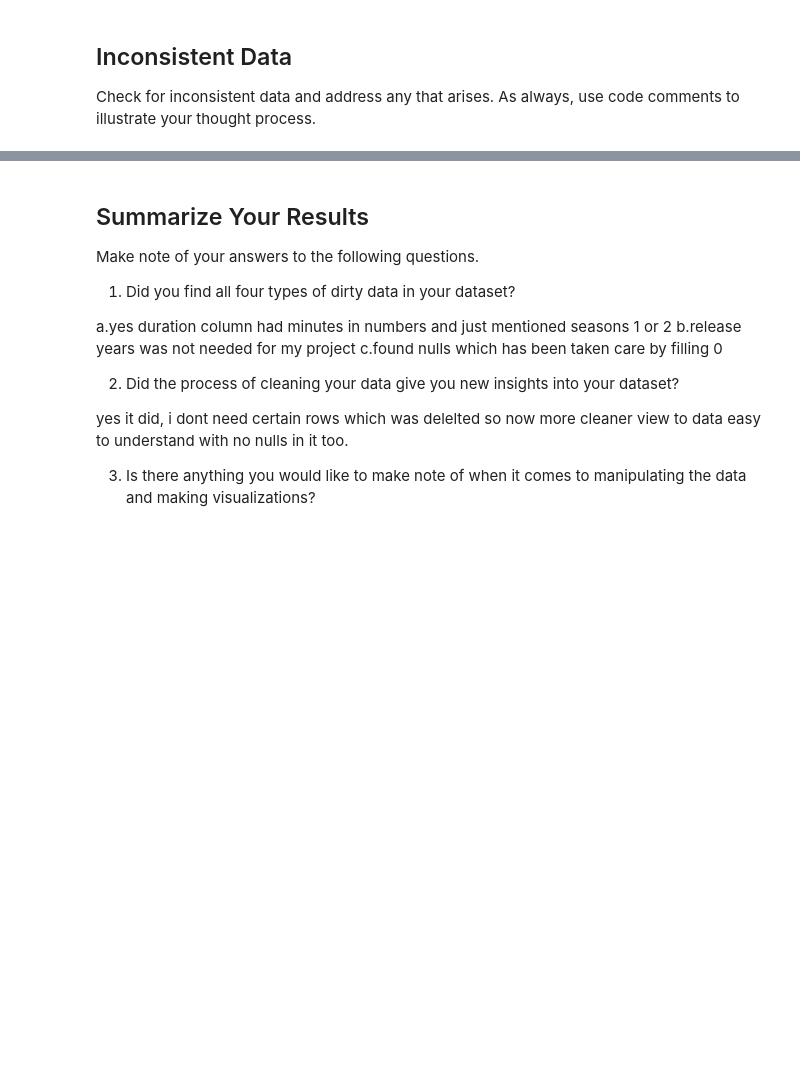
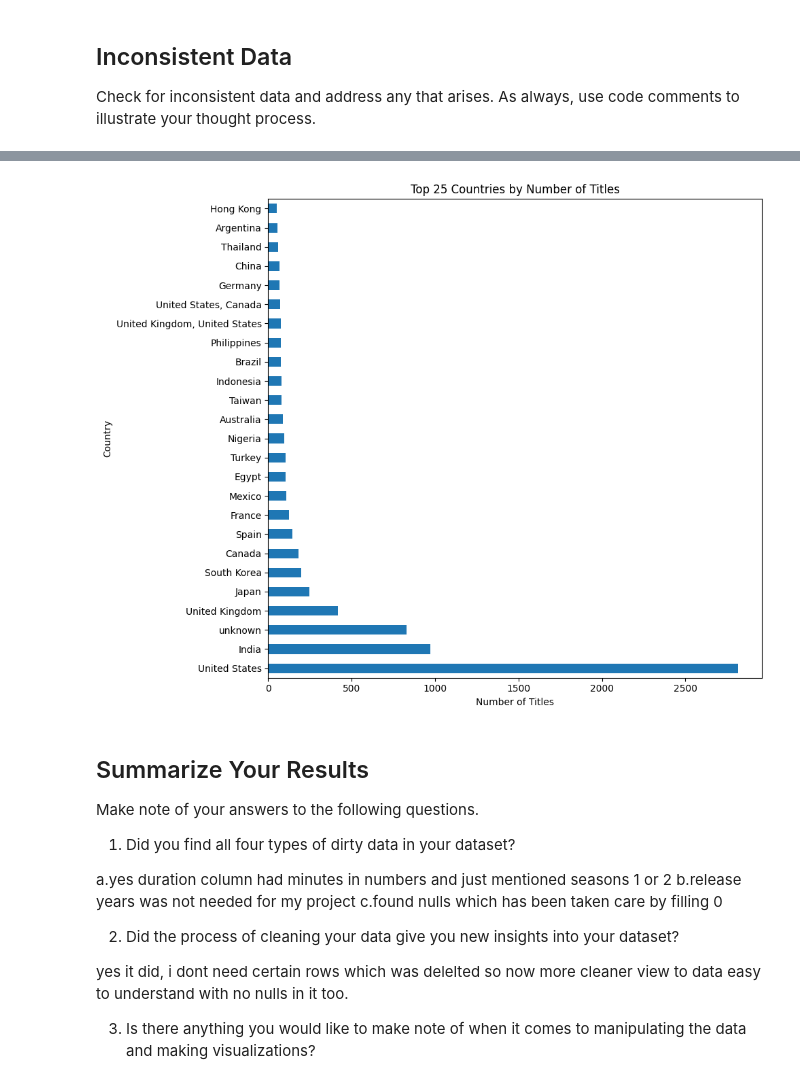
Before and after one commit to shikhapatil786/cleaning-data-checkpoint, a Jupyter notebook: checkpoint-three.ipynb, the cells around one changed output, grey strips where cells are left out. Drawn from its saved outputs; the diff is of its cells as text; code cells hidden in the pictures; blank space fills up the shorter version.

```diff
--- a/checkpoint-three.ipynb
+++ b/checkpoint-three.ipynb
@@ -313,0 +386,5 @@ final_df.head(50)
+# %%
+#trying to split the country column into multiple rows to get a better understanding of the data and
+# to be able to plot the top countries for better visualization
+final_df=final_df.explode('country')
+print(final_df['country'].value_counts())
@@ -314,3 +477,15 @@ final_df.head(50)
+# %%
+#data shows signs that multiple production from different countries collaborated on a single movie/title
+#sort by count and plot the top countries for better visualization
+country_counts = final_df['country'].value_counts().head(25)
+country_counts.plot(kind='barh', figsize=(10, 8))
+plt.xlabel('Number of Titles')
+plt.ylabel('Country')
+plt.title('Top 25 Countries by Number of Titles')
+plt.tight_layout()
+plt.show()
+# %% [output]
+[figure, added]
 # %% [markdown]
 ## Summarize Your Results
 
```
Also changed, not shown: parts of 12 cells of this notebook.
